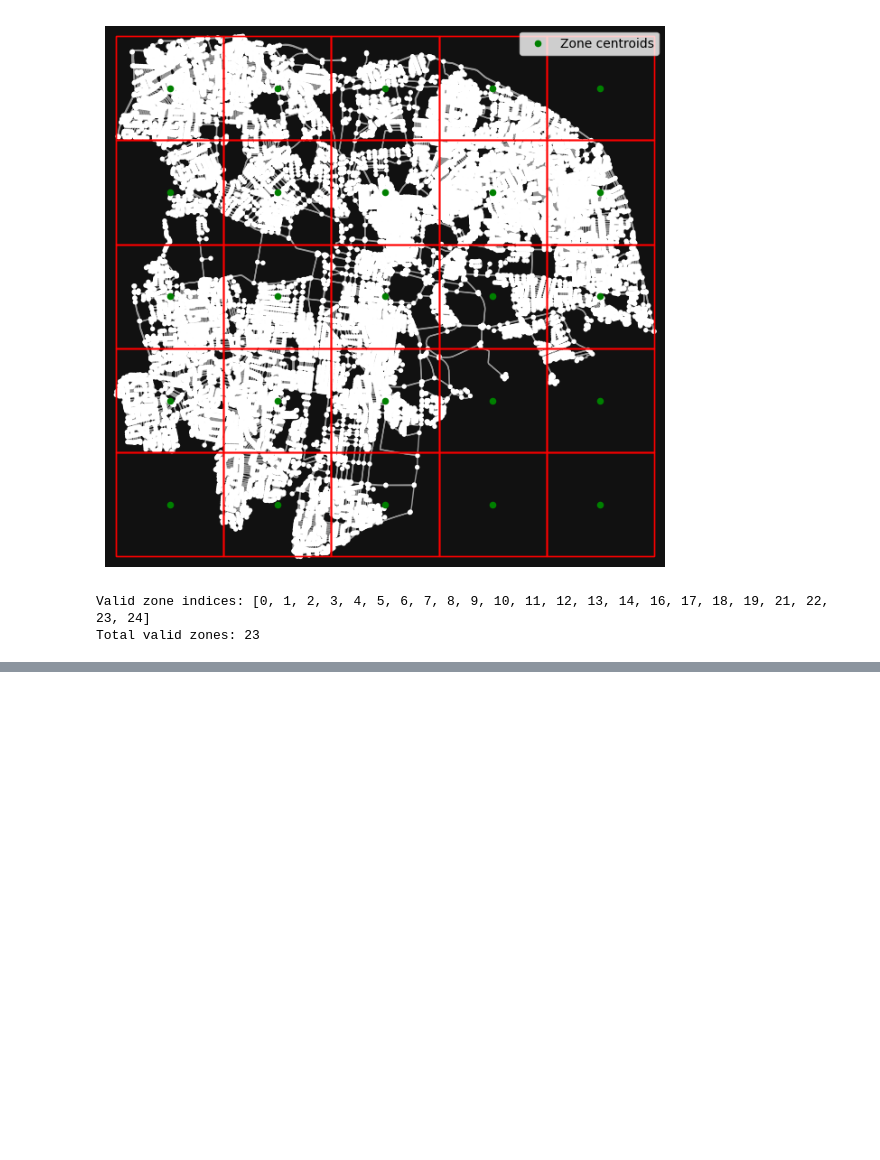
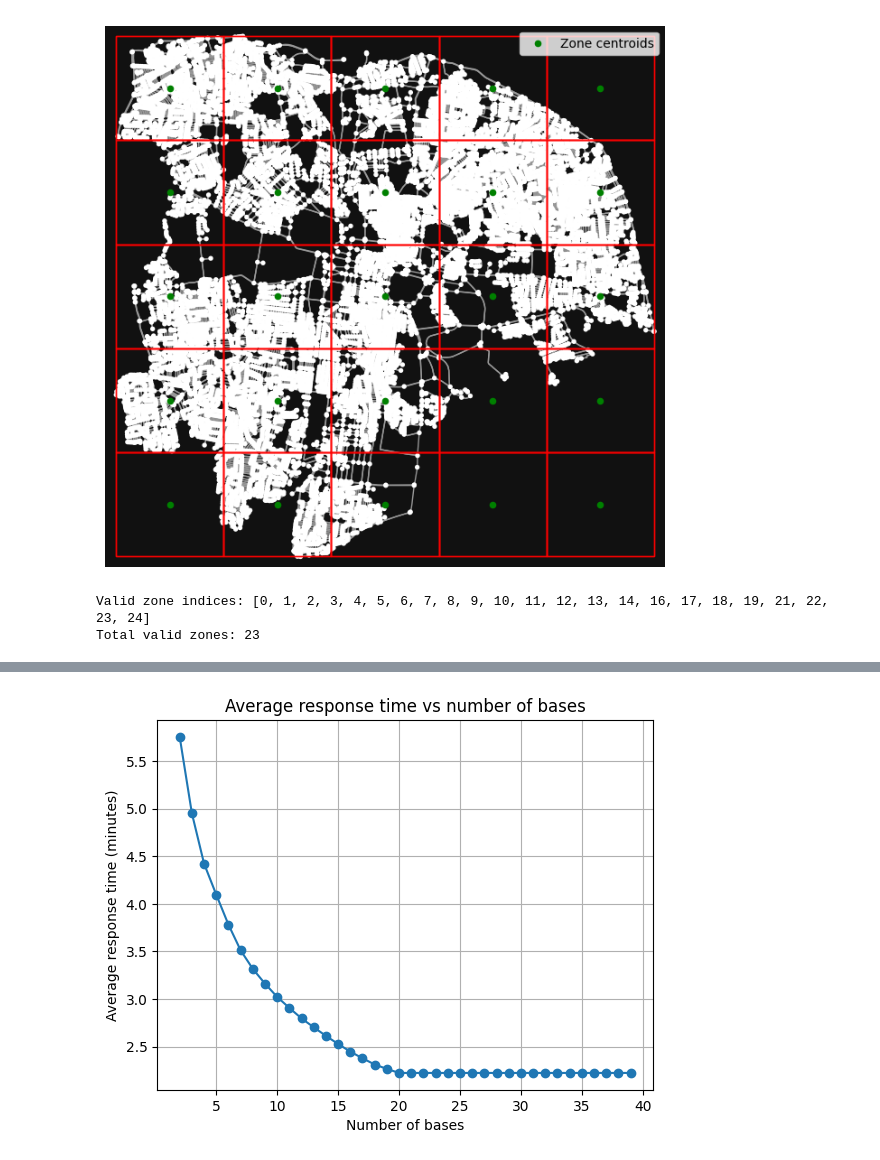
Before and after one commit to Deepaksaai/Yes-Kings-opti-project, a Jupyter notebook: kaushikdraft.ipynb, the cells around one changed output, grey strips where cells are left out. Drawn from its saved outputs; the diff is of its cells as text; code cells hidden in the pictures; blank space fills up the shorter version.

```diff
--- a/kaushikdraft.ipynb
+++ b/kaushikdraft.ipynb
@@ -283,0 +326,6 @@ Total valid zones: 23
+# %%
+import openrouteservice as ors
+import numpy as np
+
+ORS_API_KEY = "eyJvcmciOiI1YjNjZTM1OTc4NTExMTAwMDFjZjYyNDgiLCJpZCI6IjQ1NjVmZDRlZjA3ZjQ2ZDBiYzg0ZmY0NDEwMjlmYWM2IiwiaCI6Im11cm11cjY0In0="
+client = ors.Client(key=ORS_API_KEY)
@@ -283,0 +374,3 @@ Total valid zones: 23
+# %%
+T = durations.T / 60.0   # minutes
+print("Final matrix shape (zones x bases):", T.shape)
@@ -283,0 +379,12 @@ Total valid zones: 23
+# %%
+demand_nodes = list(range(num_zones))
+candidate_bases = list(range(num_bases))
+
+weights = {i: 1.0 for i in demand_nodes}   # replace later with population weights
+
+# Convert T into dictionary form
+time_matrix = {}
+for i in demand_nodes:
+    time_matrix[i] = {}
+    for j in candidate_bases:
+        time_matrix[i][j] = float(T[i, j])
@@ -283,0 +452,14 @@ Total valid zones: 23
+# %%
+Ks = range(2, 40)  # choose range
+
+results_k = []
+results_avg = []
+results_max = []
+
+for K in Ks:
+    print("Solving for K =", K)
+    res = solve_location_problem(K, demand_nodes, candidate_bases, weights, time_matrix)
+    print(res)
+    results_k.append(K)
+    results_avg.append(res["avg_time"])
+    results_max.append(res["max_time"])
@@ -283,0 +484,11 @@ Total valid zones: 23
+# %%
+import matplotlib.pyplot as plt
+
+plt.plot(results_k, results_avg, marker="o")
+plt.xlabel("Number of bases")
+plt.ylabel("Average response time (minutes)")
+plt.grid(True)
+plt.title("Average response time vs number of bases")
+plt.show()
+# %% [output]
+[figure, added]
```
Also changed, not shown: parts of 11 cells of this notebook.
